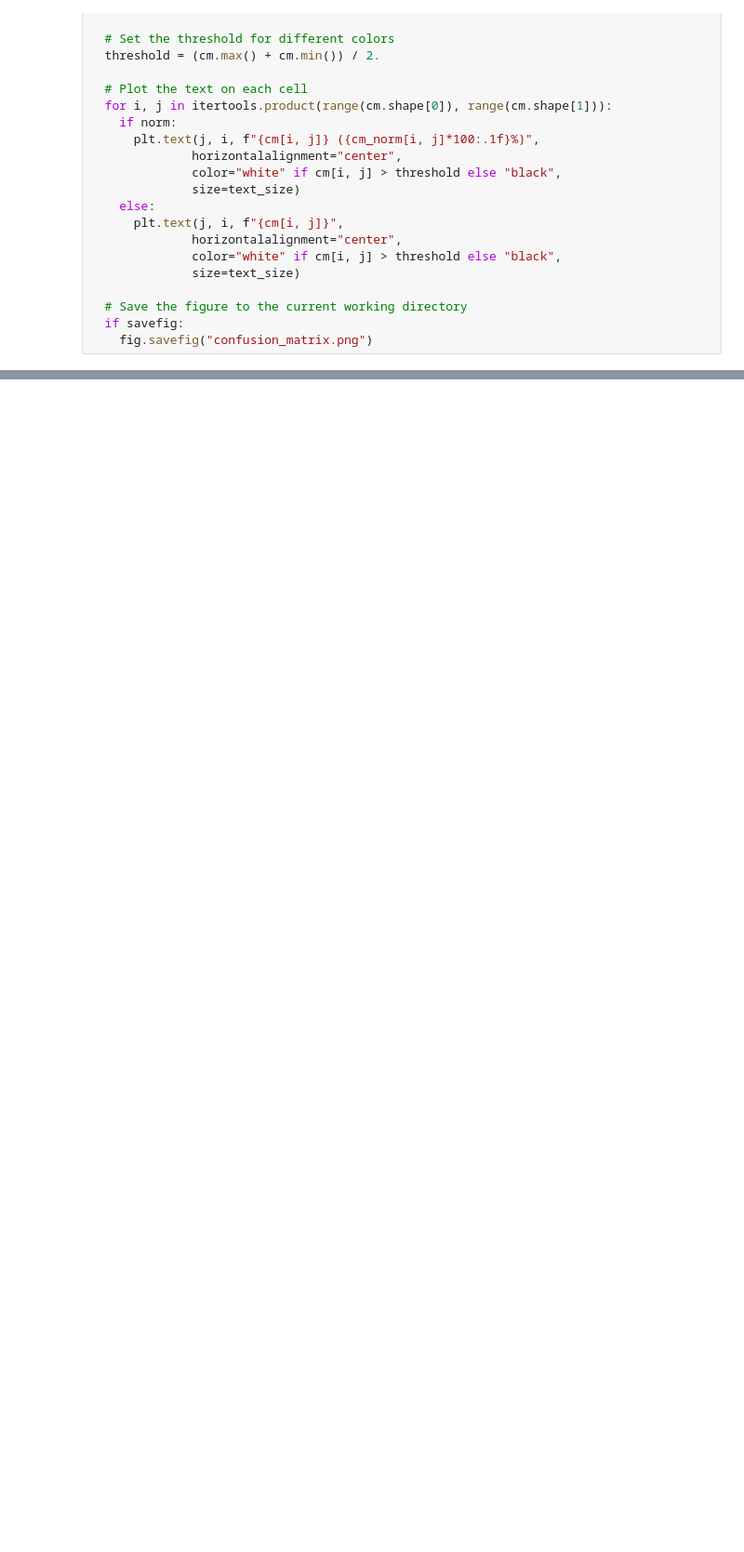
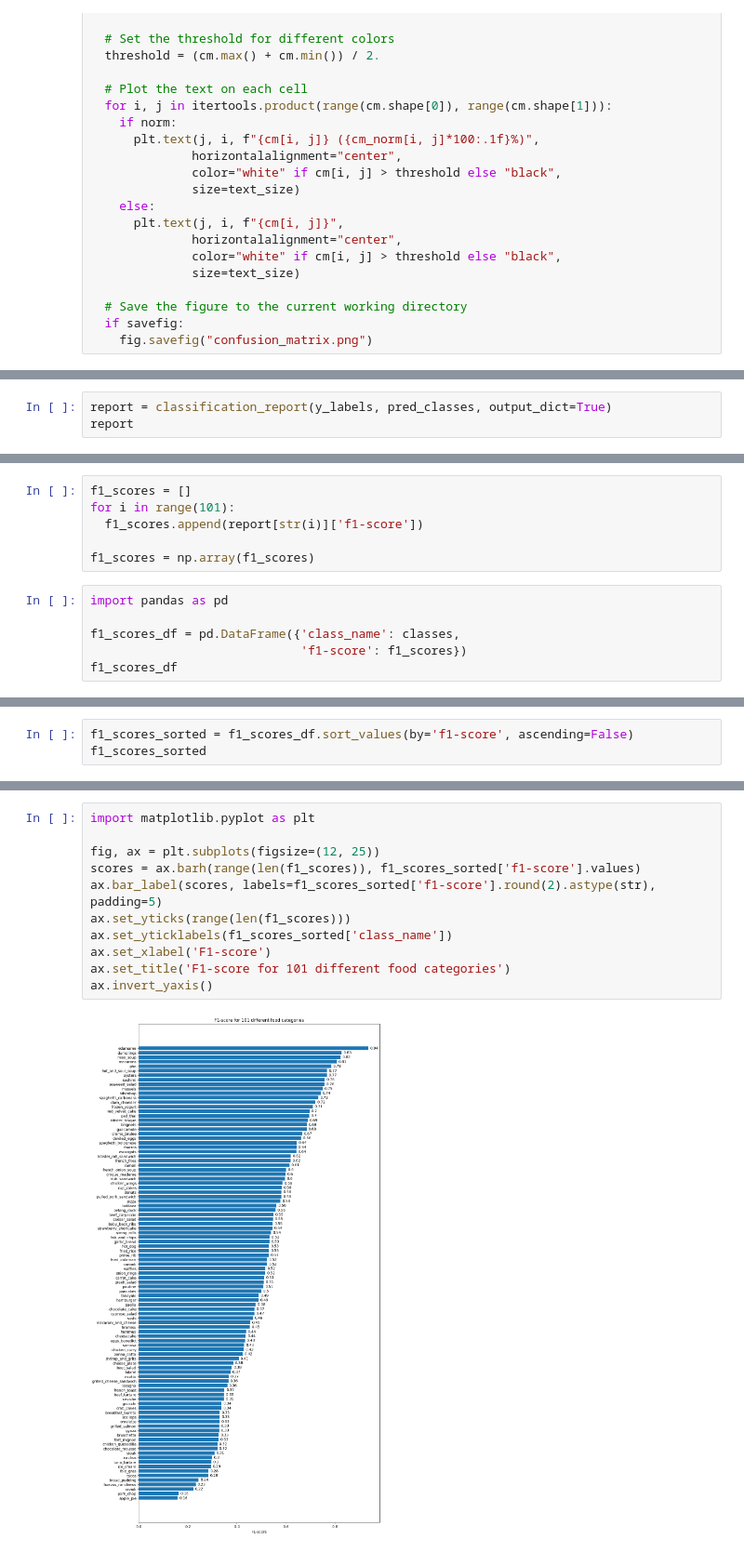
Before and after one commit to divyalaldinani/Deep-Learning-in-TensorFlow, a Jupyter notebook: 06_transfer_learning_scaling_up.ipynb, the cells around one changed output, grey strips where cells are left out. Shown at 93% size. Cells and saved outputs as stored; diff of their text form; blank space fills up the shorter version.

Commit message:
Visualizing model's predictions(kya kya karna pdra)

```diff
--- a/06_transfer_learning_scaling_up.ipynb
+++ b/06_transfer_learning_scaling_up.ipynb
@@ -501,0 +531,3 @@ make_confusion_matrix(y_true=y_labels, y_pred=pred_classes, classes=classes,figs
+# %%
+report = classification_report(y_labels, pred_classes, output_dict=True)
+report
@@ -501,0 +554,12 @@ make_confusion_matrix(y_true=y_labels, y_pred=pred_classes, classes=classes,figs
+# %%
+f1_scores = []
+for i in range(101):
+  f1_scores.append(report[str(i)]['f1-score'])
+
+f1_scores = np.array(f1_scores)
+# %%
+import pandas as pd
+
+f1_scores_df = pd.DataFrame({'class_name': classes,
+                             'f1-score': f1_scores})
+f1_scores_df
@@ -501,0 +580,3 @@ make_confusion_matrix(y_true=y_labels, y_pred=pred_classes, classes=classes,figs
+# %%
+f1_scores_sorted = f1_scores_df.sort_values(by='f1-score', ascending=False)
+f1_scores_sorted
@@ -501,0 +597,13 @@ make_confusion_matrix(y_true=y_labels, y_pred=pred_classes, classes=classes,figs
+# %%
+import matplotlib.pyplot as plt
+
+fig, ax = plt.subplots(figsize=(12, 25))
+scores = ax.barh(range(len(f1_scores)), f1_scores_sorted['f1-score'].values)
+ax.bar_label(scores, labels=f1_scores_sorted['f1-score'].round(2).astype(str), padding=5)
+ax.set_yticks(range(len(f1_scores)))
+ax.set_yticklabels(f1_scores_sorted['class_name'])
+ax.set_xlabel('F1-score')
+ax.set_title('F1-score for 101 different food categories')
+ax.invert_yaxis()
+# %% [output]
+[figure, added]
```
Also changed, not shown: parts of 10 cells of this notebook.
